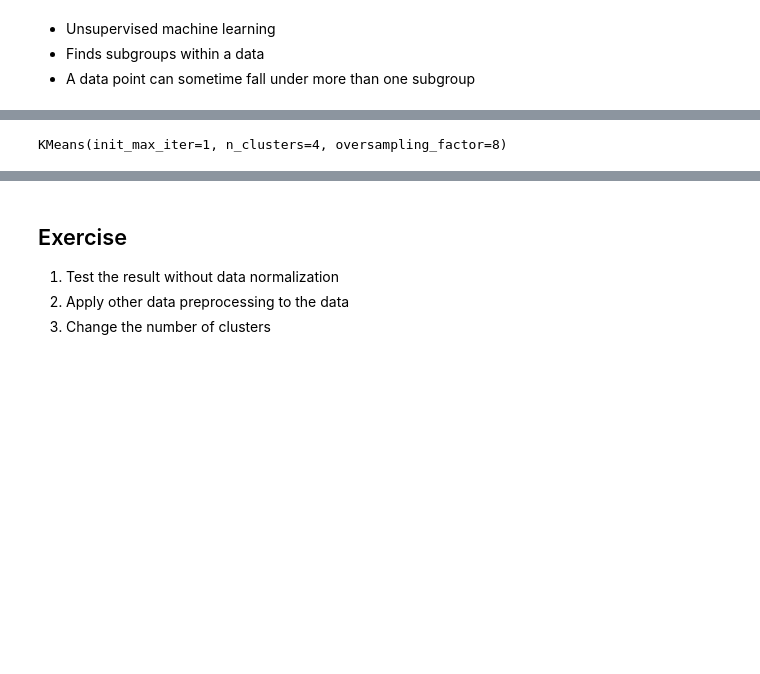
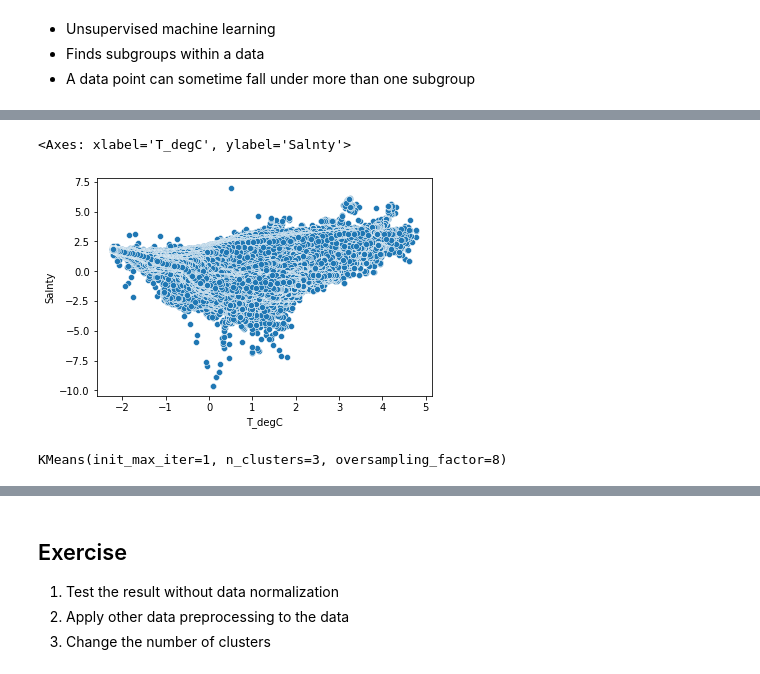
Before and after one commit to nci900/AAPP-Distributed-Dask, a Jupyter notebook: Dask-ml/dask-ml.ipynb, the cells around one changed output, grey strips where cells are left out. Cells and saved outputs as stored; diff of their text form; code cells hidden in the pictures; blank space fills up the shorter version.

```diff
--- a/Dask-ml/dask-ml.ipynb
+++ b/Dask-ml/dask-ml.ipynb
@@ -427,0 +395,23 @@ X_train, X_test, y_train, y_test = train_test_split(ddf_features, ddf_target, te
+# %%
+#https://calcofi.org/data/
+
+ddf = dd.read_csv("CalCOFI_bottle.csv", dtype={
+       'O2Satq': 'float64',
+       'O_qual': 'float64',
+       'PO4q': 'float64',
+       'S_prec': 'float64',
+       'T_prec': 'float64',
+       'C14A1q': 'float64',
+       'C14A2q': 'float64',
+       'Chlqua': 'float64',
+       'DIC Quality Comment': 'object',
+       'DarkAq': 'float64',
+       'IncTim': 'object',
+       'MeanAq': 'float64',
+       'NH3q': 'float64',
+       'NO2q': 'float64',
+       'NO3q': 'float64',
+       'P_qual': 'float64',
+       'Phaqua': 'float64',
+       'SiO3qu': 'float64'})
+ddf.head()
@@ -427,0 +441,2 @@ X_train, X_test, y_train, y_test = train_test_split(ddf_features, ddf_target, te
+# %%
+ddf = ddf[['Depthm', 'Salnty', 'STheta', 'R_PRES', 'T_degC', 'O2ml_L']]
@@ -433 +468,6 @@ ddf_features_norm = scaler.fit_transform(ddf_features)
+# %%
+sns.scatterplot(data = ddf, x = 'T_degC', y = 'Salnty')
+# %% [output]
+<Axes: xlabel='T_degC', ylabel='Salnty'>
+[figure, added]
 # %%
@@ -435,7 +475,7 @@ kmeans = KMeans(n_clusters=4, init_max_iter=1, oversampling_factor=8)
 # %%
-kmeans.fit(ddf_features_norm)
+kmeans.fit(ddf)
 # %% [output]
-KMeans(init_max_iter=1, n_clusters=4, oversampling_factor=8)
+KMeans(init_max_iter=1, n_clusters=3, oversampling_factor=8)
 # %%
 kmeans.labels_
 # %% [output]
```
Also changed, not shown: parts of 25 cells of this notebook, 1 other file.
